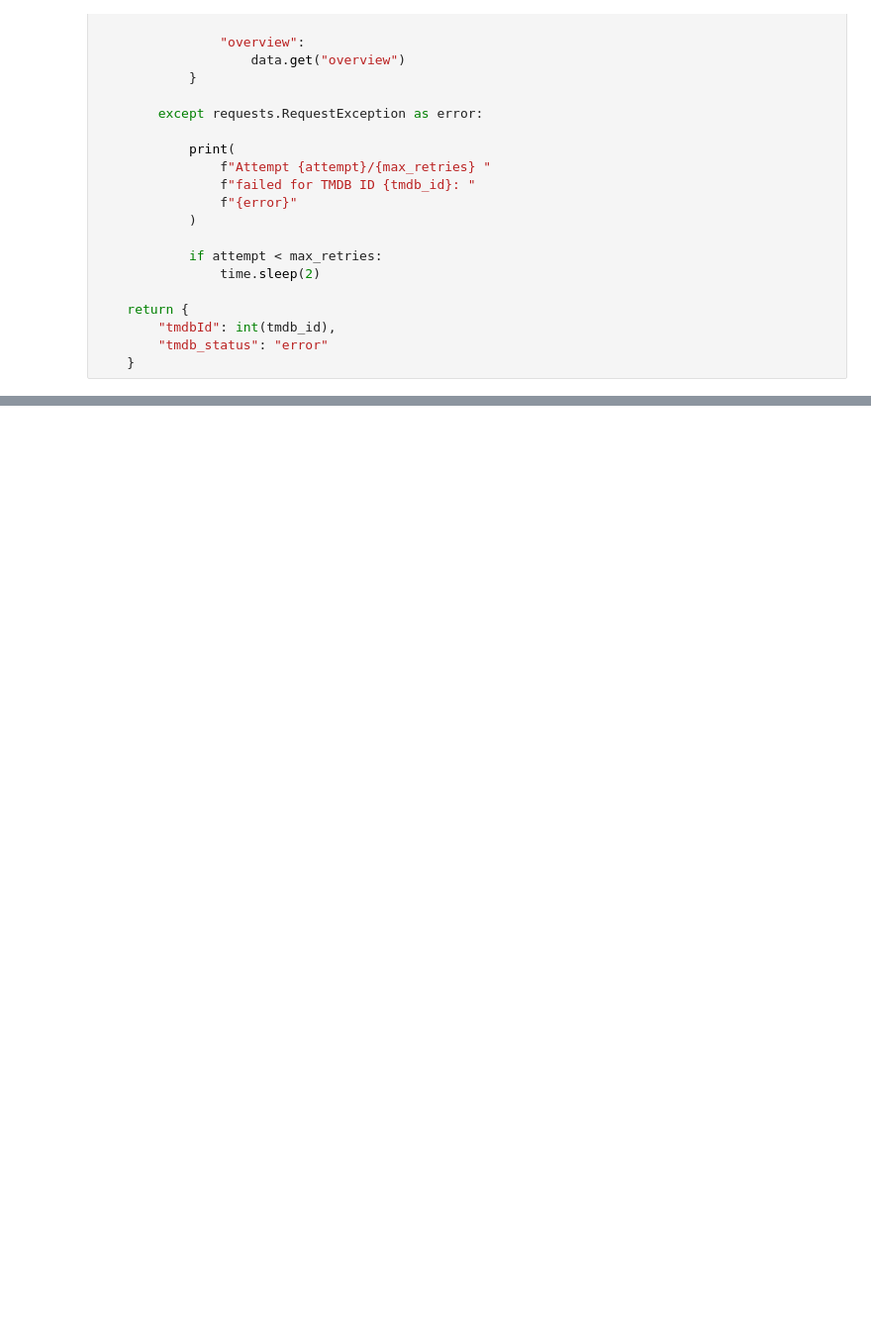
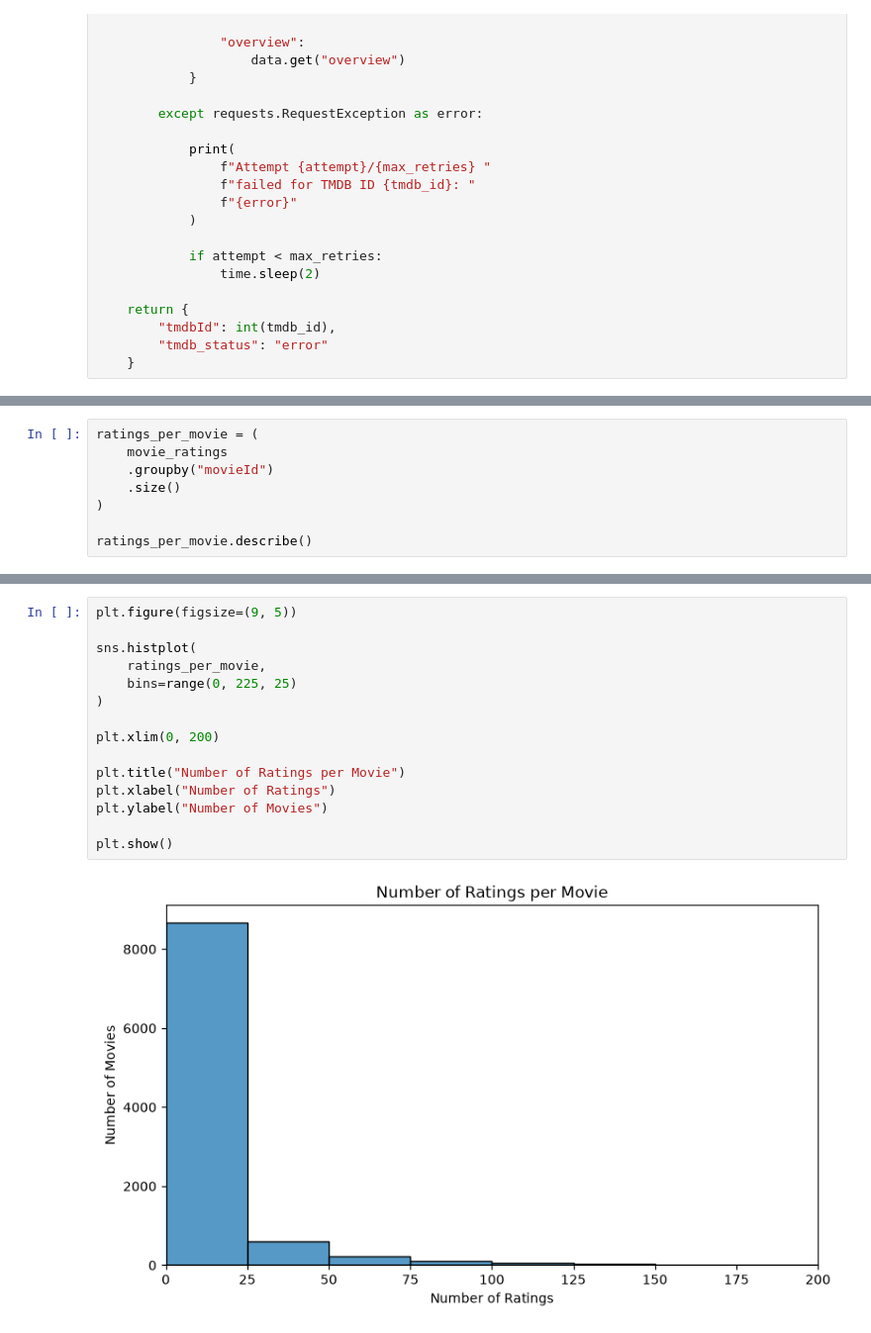
Before and after one commit to elem86/hack1_movie_rec, a Jupyter notebook: notebooks/01_data_exploration.ipynb, the cells around one changed output, grey strips where cells are left out. Shown at 99% size. Drawn from its saved outputs; the diff is of its cells as text; blank space fills up the shorter version.

```diff
--- a/notebooks/01_data_exploration.ipynb
+++ b/notebooks/01_data_exploration.ipynb
@@ -522,0 +996,8 @@ Download finished.
+# %%
+ratings_per_movie = (
+    movie_ratings
+    .groupby("movieId")
+    .size()
+)
+
+ratings_per_movie.describe()
@@ -522,0 +1014,17 @@ Download finished.
+# %%
+plt.figure(figsize=(9, 5))
+
+sns.histplot(
+    ratings_per_movie,
+    bins=range(0, 225, 25)
+)
+
+plt.xlim(0, 200)
+
+plt.title("Number of Ratings per Movie")
+plt.xlabel("Number of Ratings")
+plt.ylabel("Number of Movies")
+
+plt.show()
+# %% [output]
+[figure, added]
```
Also changed, not shown: parts of 53 cells of this notebook.
